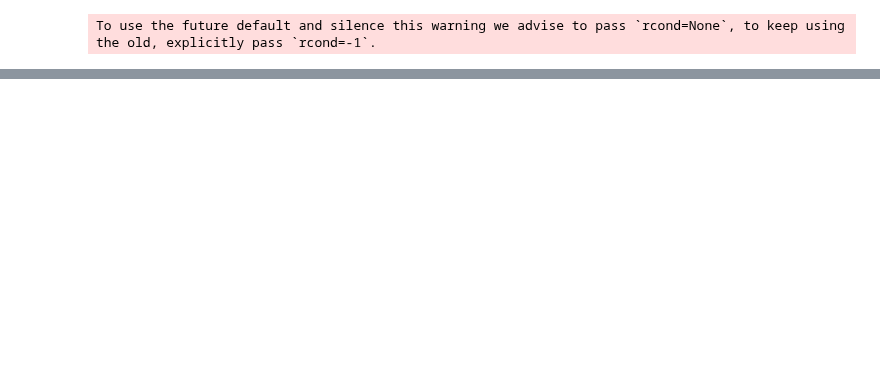
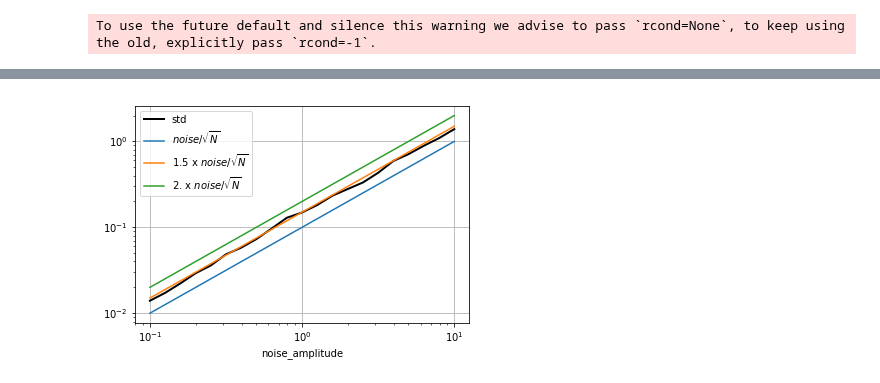
Before and after one commit to apatlpo/itide_ops, a Jupyter notebook: tipe_2019/synthetic.ipynb, the cells around one changed output, grey strips where cells are left out. Saved outputs shown, nothing was run; the diff lists cells and outputs as text; code cells hidden in the pictures; blank space fills up the shorter version.

```diff
--- a/tipe_2019/synthetic.ipynb
+++ b/tipe_2019/synthetic.ipynb
@@ -379,0 +476,16 @@ plt.grid()
+# %%
+#dsa.std('realisations').a.sel(constituents='M2').plot(x='noise_amplitude', xscale='log', yscale='log')
+#plt.grid()
+
+dsa['N'] = dsa.T/dsa.dt
+
+dsa.std('realisations').a.sel(constituents='M2').plot(x='noise_amplitude', color='k', lw=2, xscale='log', yscale='log', label='std')
+(1.*dsa.noise_amplitude/np.sqrt(dsa.N)).plot(x='noise_amplitude', xscale='log', yscale='log', label='$noise/\sqrt{N}$')
+(1.5*dsa.noise_amplitude/np.sqrt(dsa.N)).plot(x='noise_amplitude', xscale='log', yscale='log', label='1.5 x $noise/\sqrt{N}$')
+(2.*dsa.noise_amplitude/np.sqrt(dsa.N)).plot(x='noise_amplitude', xscale='log', yscale='log', label='2. x $noise/\sqrt{N}$')
+plt.legend()
+plt.ylabel('')
+#plt.ylim((.001,.1))
+plt.grid()
+# %% [output]
+[figure, added]
```
Also changed, not shown: parts of 22 cells of this notebook, 2 other files.
